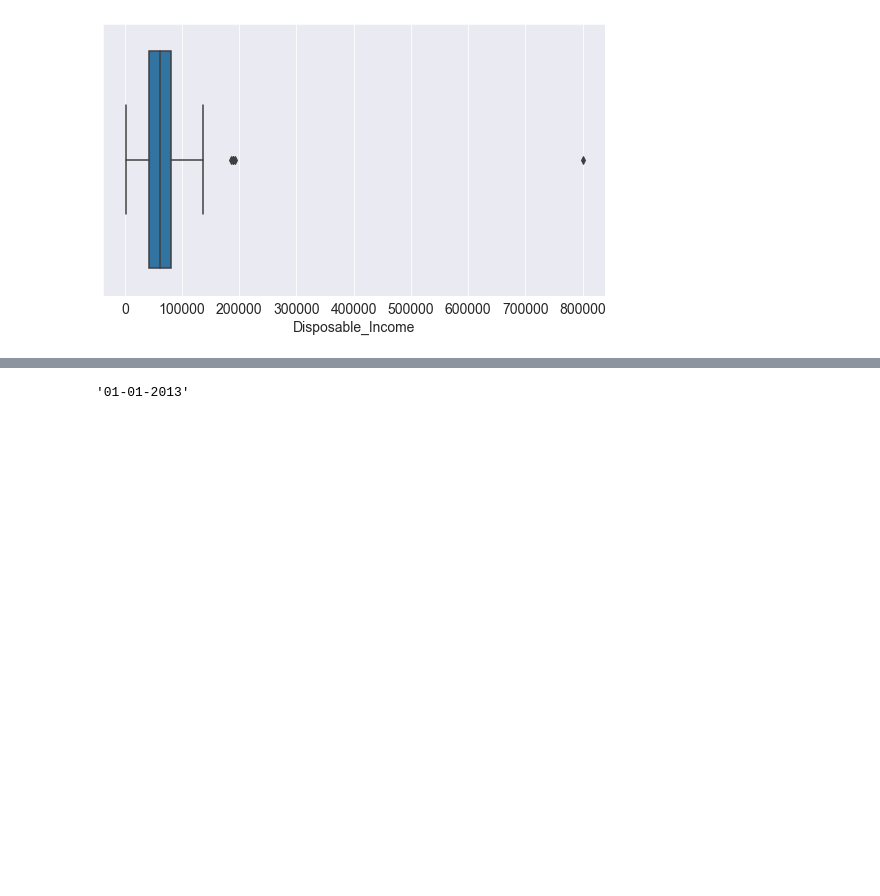
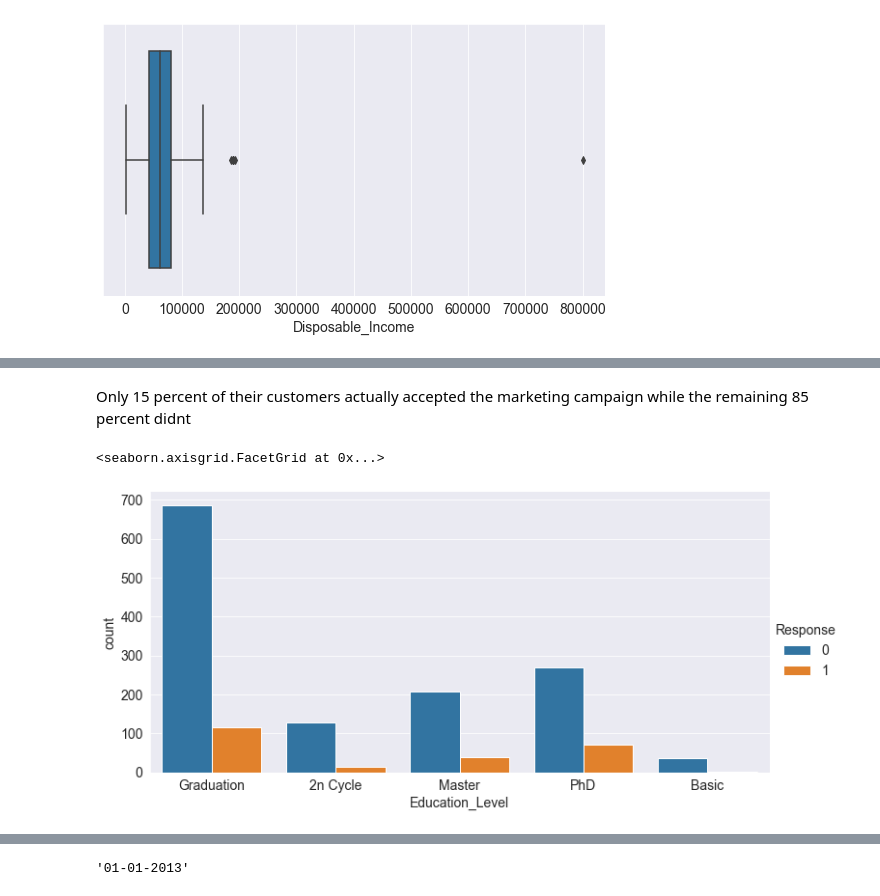
Before and after one commit to hope205/Customers_Campaign_Response, a Jupyter notebook: Final_Customer_Campaign.ipynb, the cells around one changed output, grey strips where cells are left out. Saved outputs shown, nothing was run; the diff lists cells and outputs as text; code cells hidden in the pictures; blank space fills up the shorter version.

```diff
--- a/Final_Customer_Campaign.ipynb
+++ b/Final_Customer_Campaign.ipynb
@@ -102,0 +111,9 @@ data.describe(include='all').T
+# %% [markdown]
+Only 15 percent of their customers actually accepted the marketing campaign while the remaining 85 percent didnt
+# %%
+#Customers response based on education
+
+sns.catplot(x='Education_Level',data=train1,hue='Response',kind='count',aspect=2)
+# %% [output]
+<seaborn.axisgrid.FacetGrid at 0x...>
+[figure, added]
```
Also changed, not shown: parts of 29 cells of this notebook.
